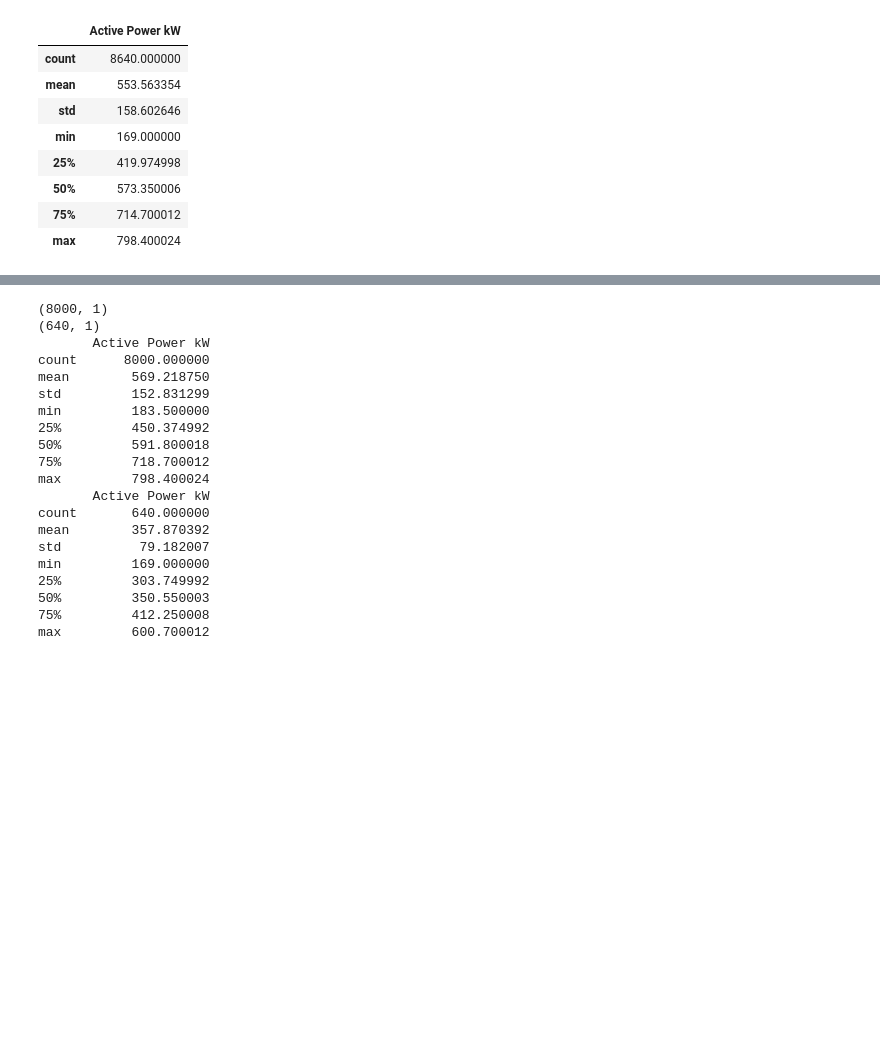
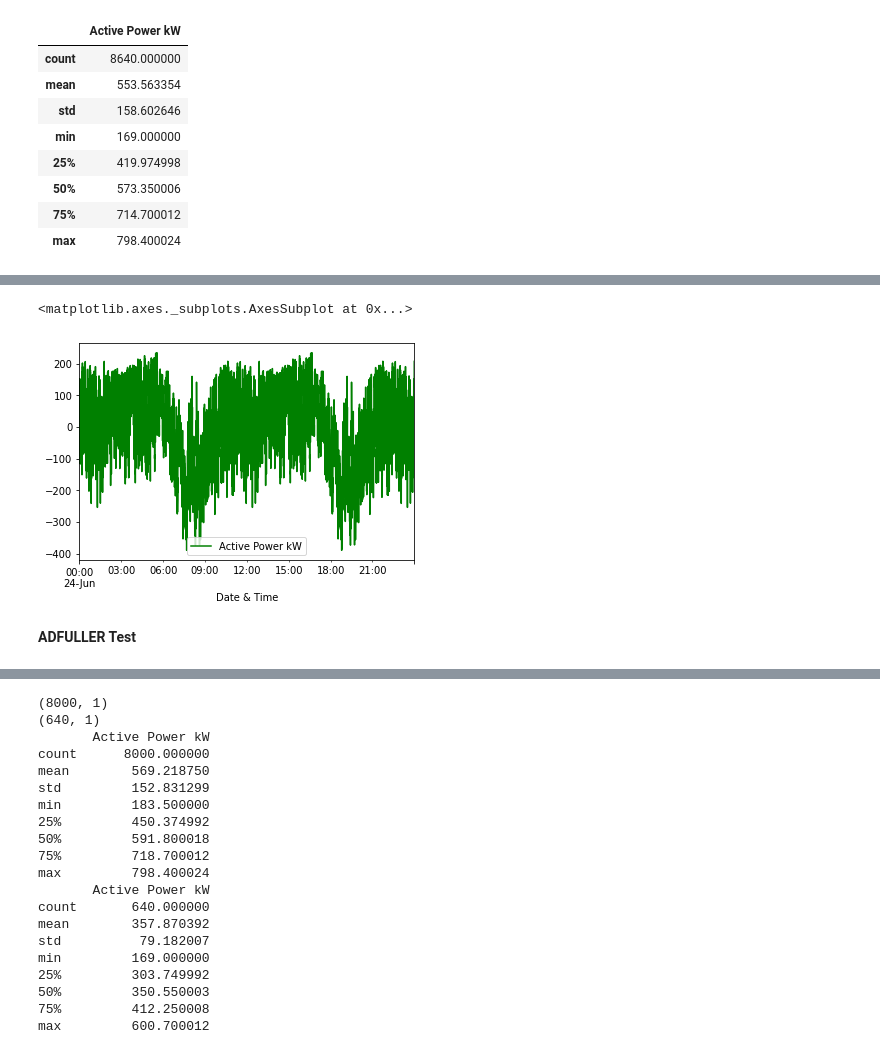
Before and after one commit to entc-17-fyp-20/WPF_Data_Visualization, a Jupyter notebook: ARIMA_model.ipynb, the cells around one changed output, grey strips where cells are left out. Drawn from its saved outputs; the diff is of its cells as text; code cells hidden in the pictures; blank space fills up the shorter version.

```diff
--- a/ARIMA_model.ipynb
+++ b/ARIMA_model.ipynb
@@ -123,0 +141,8 @@ fig.show()
+# %%
+seasonality=decompose_data.seasonal
+seasonality.plot(color='green')
+# %% [output]
+<matplotlib.axes._subplots.AxesSubplot at 0x...>
+[figure, added]
+# %% [markdown]
+**ADFULLER Test**
```
Also changed, not shown: parts of 13 cells of this notebook.
